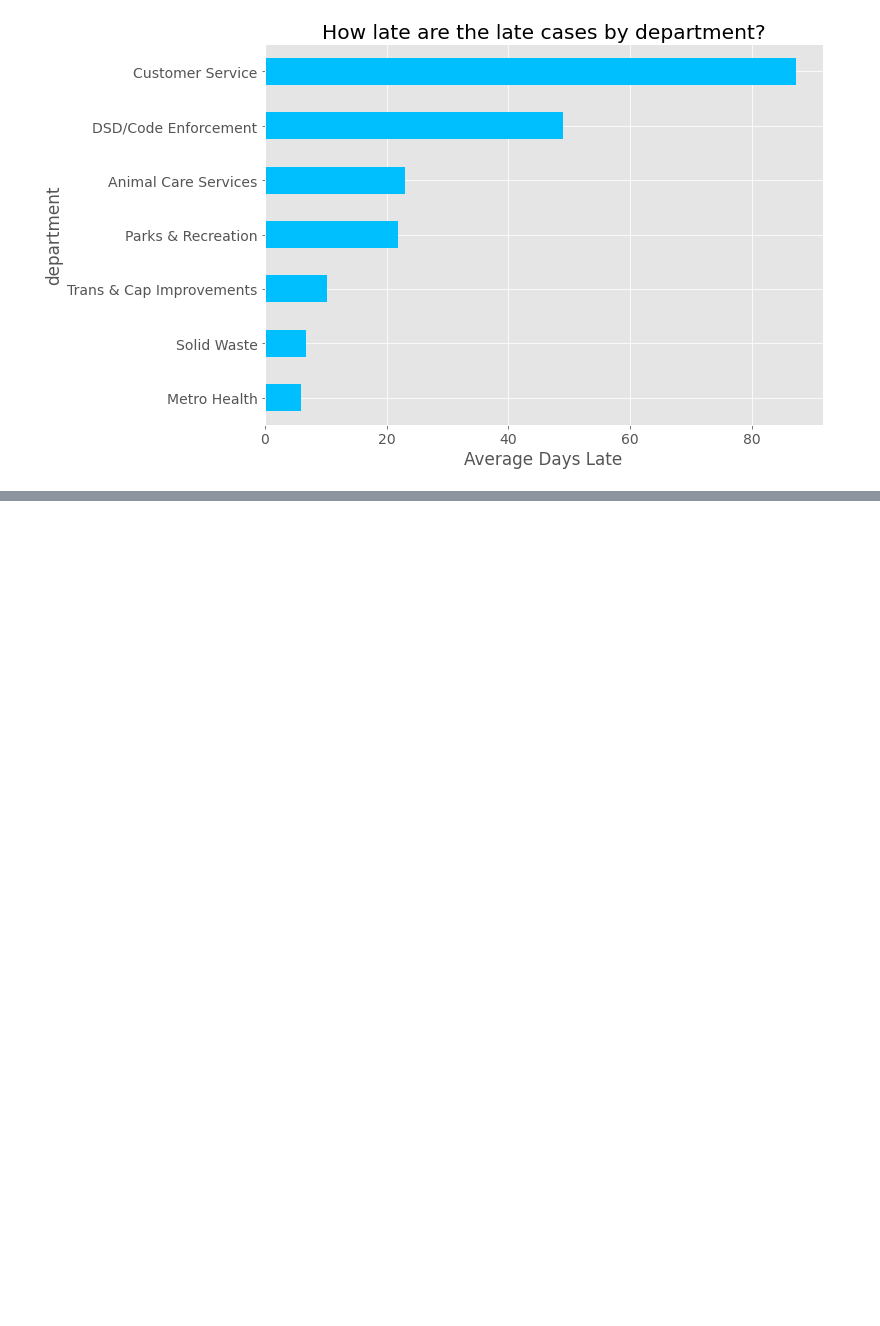
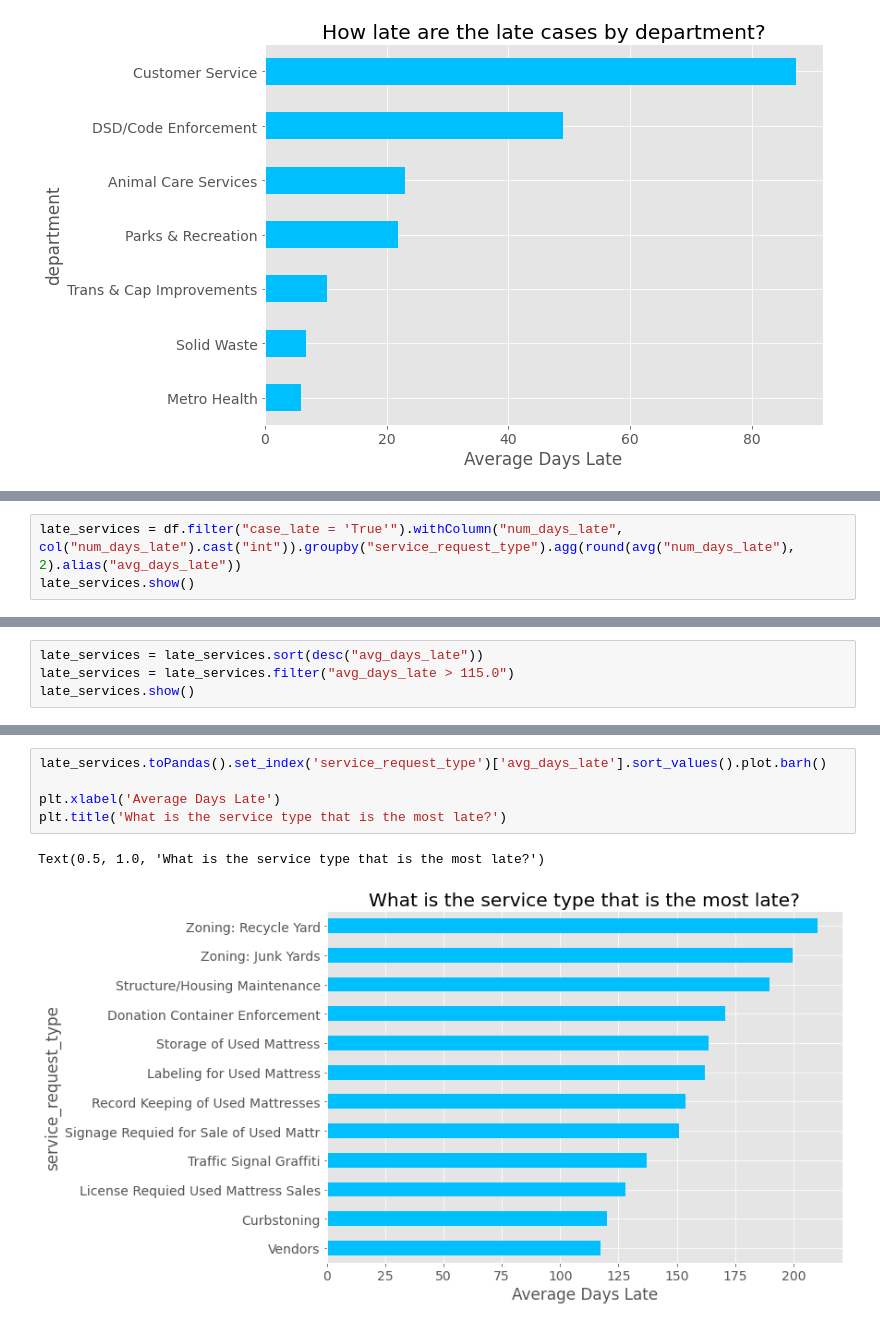
Before and after one commit to KwameTaylor/spark-exercises, a Jupyter notebook: explore.ipynb, the cells around one changed output, grey strips where cells are left out. Drawn from its saved outputs; the diff is of its cells as text; blank space fills up the shorter version.

Commit message:
parks and rec service types

```diff
--- a/explore.ipynb
+++ b/explore.ipynb
@@ -179,0 +162,3 @@ Text(0.5, 1.0, 'How late are the late cases by department?')
+# %%
+late_services = df.filter("case_late = 'True'").withColumn("num_days_late", col("num_days_late").cast("int")).groupby("service_request_type").agg(round(avg("num_days_late"), 2).alias("avg_days_late"))
+late_services.show()
@@ -179,0 +189,4 @@ Text(0.5, 1.0, 'How late are the late cases by department?')
+# %%
+late_services = late_services.sort(desc("avg_days_late"))
+late_services = late_services.filter("avg_days_late > 115.0")
+late_services.show()
@@ -179,0 +210,8 @@ Text(0.5, 1.0, 'How late are the late cases by department?')
+# %%
+late_services.toPandas().set_index('service_request_type')['avg_days_late'].sort_values().plot.barh()
+
+plt.xlabel('Average Days Late')
+plt.title('What is the service type that is the most late?')
+# %% [output]
+Text(0.5, 1.0, 'What is the service type that is the most late?')
+[figure, added]
```
Also changed, not shown: parts of 11 cells of this notebook.
